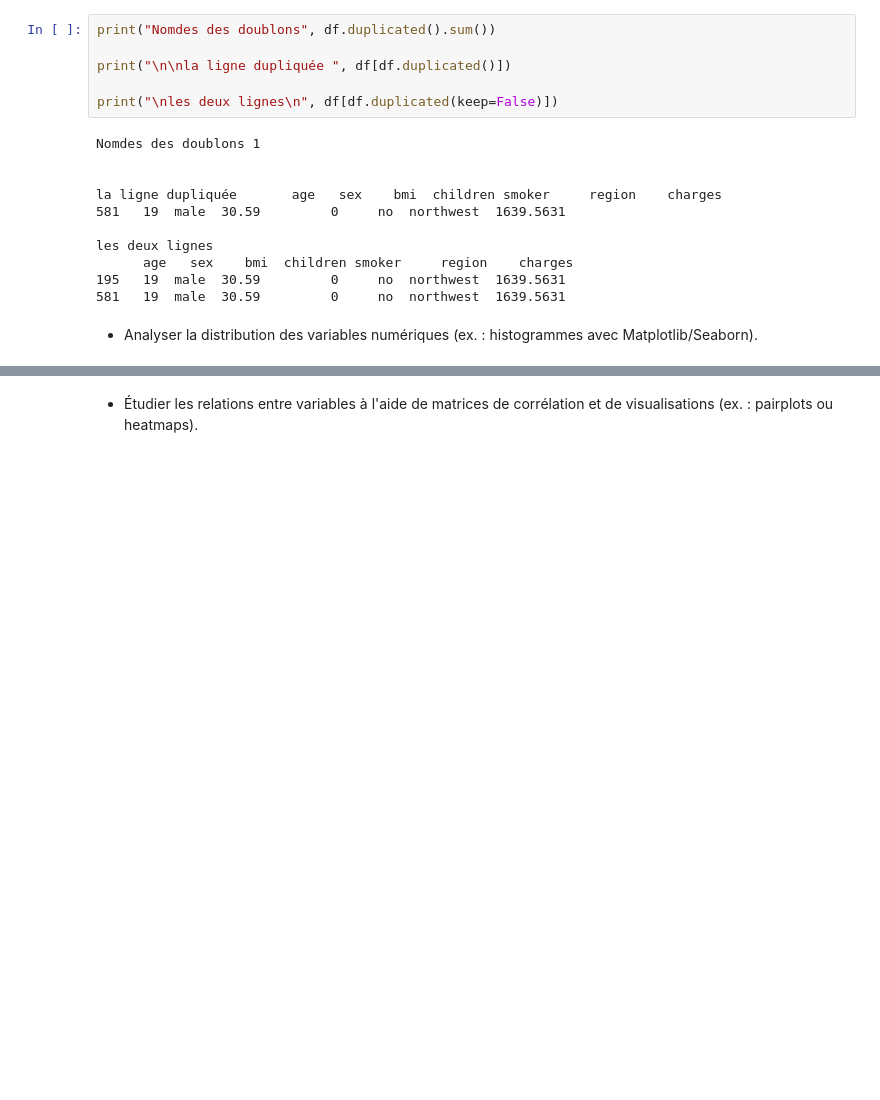
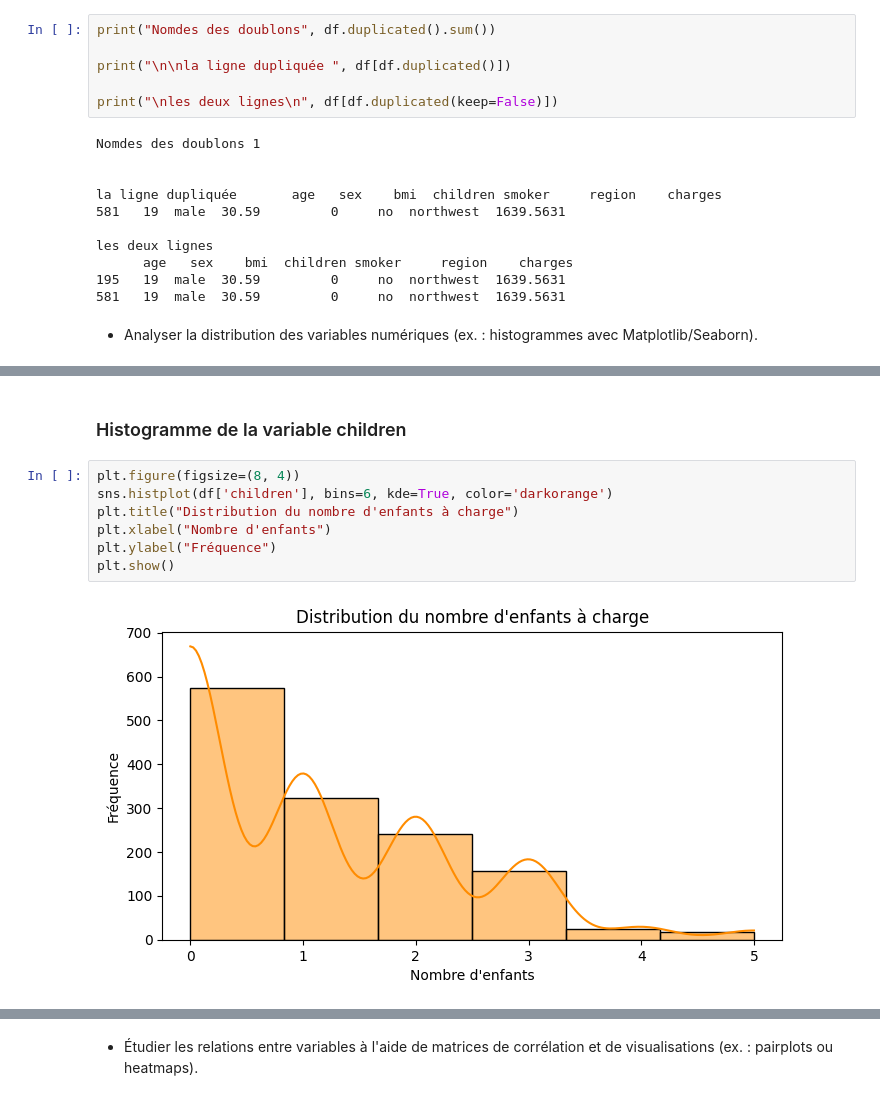
Before and after one commit to TayebsouiniYcode/sante_ia, a Jupyter notebook: main.ipynb, the cells around one changed output, grey strips where cells are left out. Cells and saved outputs as stored; diff of their text form; blank space fills up the shorter version.

```diff
--- a/main.ipynb
+++ b/main.ipynb
@@ -226,0 +267,11 @@ les deux lignes
+# %% [markdown]
+### Histogramme de la variable children
+# %%
+plt.figure(figsize=(8, 4))
+sns.histplot(df['children'], bins=6, kde=True, color='darkorange')
+plt.title("Distribution du nombre d'enfants à charge")
+plt.xlabel("Nombre d'enfants")
+plt.ylabel("Fréquence")
+plt.show()
+# %% [output]
+[figure, added]
```
Also changed, not shown: parts of 26 cells of this notebook.
